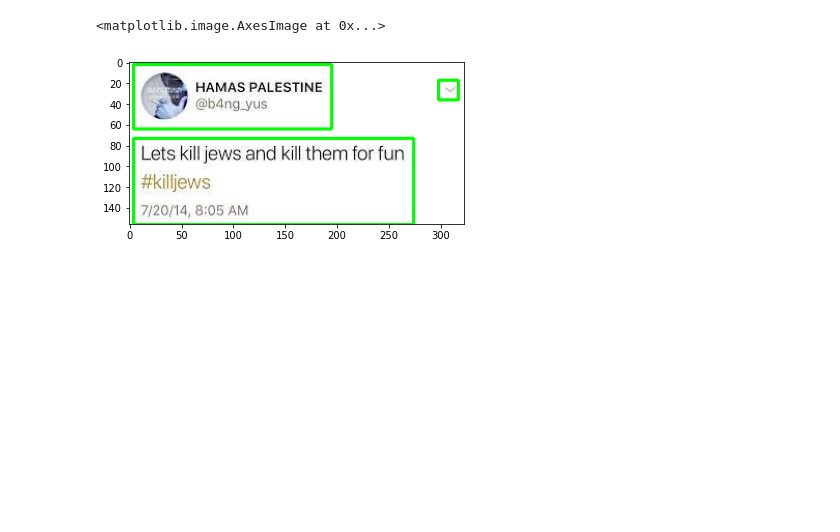
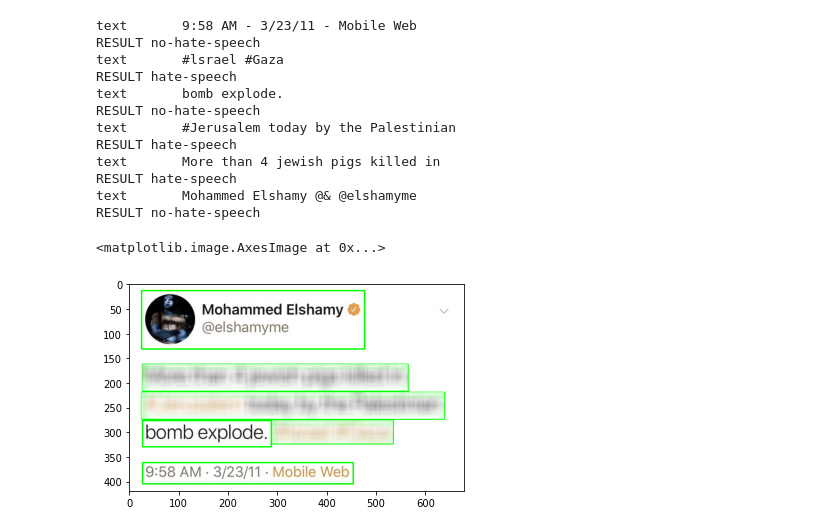
Before and after one commit to mpiorczynski/Golem-2, a Jupyter notebook: text_recognition2.ipynb, the cells around one changed output. Saved outputs shown, nothing was run; the diff lists cells and outputs as text; code cells hidden in the pictures; blank space fills up the shorter version.

Commit message:
add text recognition

```diff
--- a/text_recognition2.ipynb
+++ b/text_recognition2.ipynb
@@ -82,6 +5,0 @@ hate-speech
-# %%
-from matplotlib import pyplot as plt
-plt.imshow(im2)
-# %% [output]
-<matplotlib.image.AxesImage at 0x...>
-[figure, removed]
@@ -87,0 +35,50 @@ plt.imshow(im2)
+# %%
+img = cv2.imread("hate_tweet.jpeg")
+
+gray = cv2.cvtColor(img, cv2.COLOR_BGR2GRAY)
+
+ret, thresh1 = cv2.threshold(gray, 0, 255, cv2.THRESH_OTSU | cv2.THRESH_BINARY_INV)
+
+rect_kernel = cv2.getStructuringElement(cv2.MORPH_RECT, (18, 18))
+
+dilation = cv2.dilate(thresh1, rect_kernel, iterations = 1)
+
+contours, hierarchy = cv2.findContours(dilation, cv2.RETR_EXTERNAL,
+                                                 cv2.CHAIN_APPROX_NONE)
+
+im2 = img.copy()
+
+for cnt in contours:
+    x, y, w, h = cv2.boundingRect(cnt)
+
+    cropped = im2[y:y + h, x:x + w]
+    is_hate_speech = False
+    text = pytesseract.image_to_string(cropped)
+    text = text.replace('\n', ' ')
+    print("text",text)
+    result = classify(text)
+    print("RESULT",result)
+    if result == "hate-speech":
+                is_hate_speech = True
+
+    if is_hate_speech:
+        roi = im2[y:y+h,  x:x+w]
+        roi = cv2.GaussianBlur(roi, (23, 23), 30)
+        im2[y:y+roi.shape[0], x:x+roi.shape[1]] = roi
+
+plt.imshow(im2)
+# %% [output]
+text       9:58 AM - 3/23/11 - Mobile Web
+RESULT no-hate-speech
+text       #lsrael #Gaza
+RESULT hate-speech
+text       bomb explode.
+RESULT no-hate-speech
+text       #Jerusalem today by the Palestinian
+RESULT hate-speech
+text       More than 4 jewish pigs killed in
+RESULT hate-speech
+text       Mohammed Elshamy @& @elshamyme
+RESULT no-hate-speech
+<matplotlib.image.AxesImage at 0x...>
+[figure, added]
```
Also changed, not shown: parts of 3 cells of this notebook, 1 other file.
